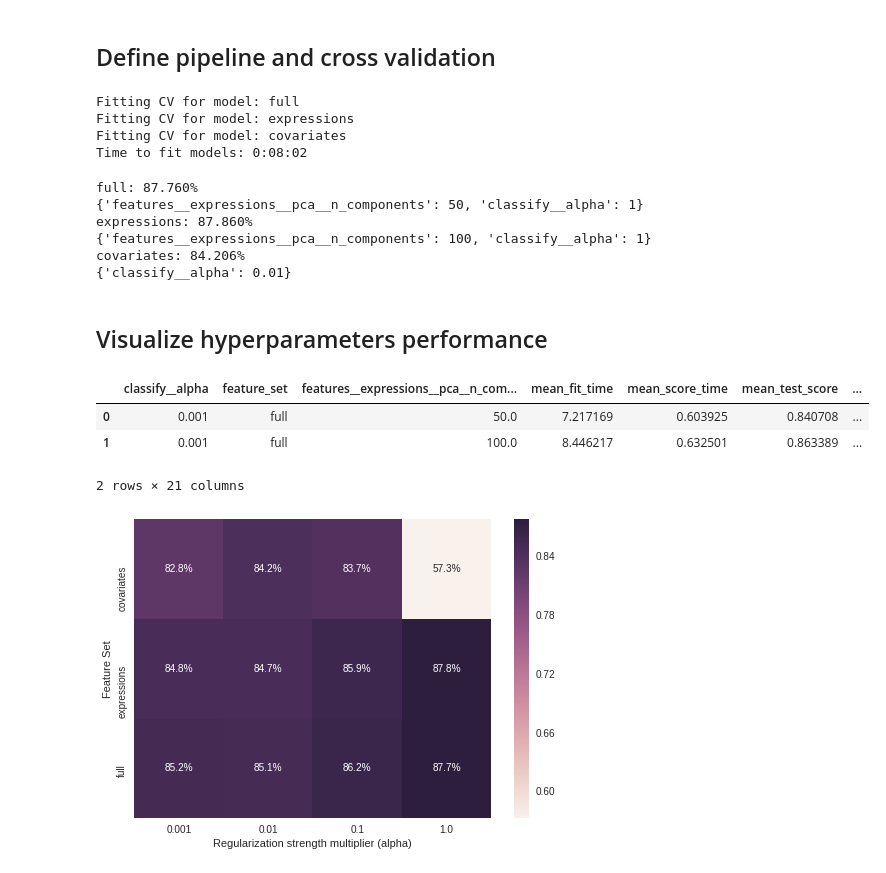
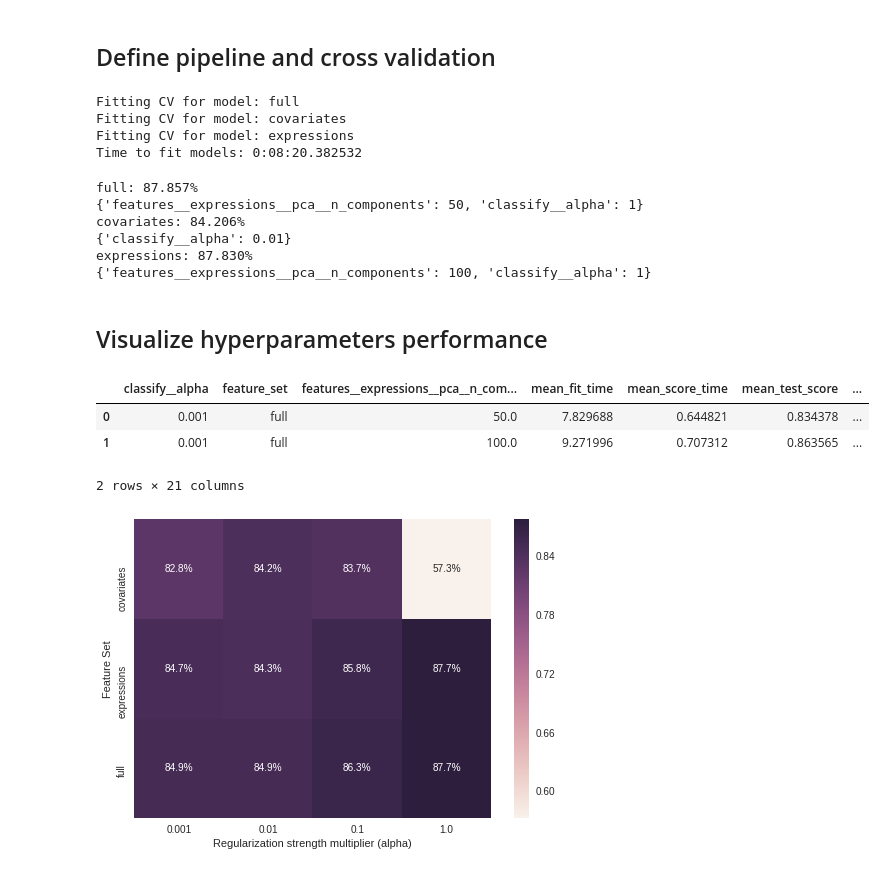
Before and after one commit to patrick-miller/machine-learning, a Jupyter notebook: 2.TCGA-MLexample-covariates.ipynb, the cells around one changed output. Cells and saved outputs as stored; diff of their text form; code cells hidden in the pictures.

```diff
--- a/2.TCGA-MLexample-covariates.ipynb
+++ b/2.TCGA-MLexample-covariates.ipynb
@@ -99,10 +98,10 @@ Covariates matrix shape: 7306, 33
 ## Feature selection
 # %%
 # Select the feature set for the different models within the pipeline
-N_COVARIATES = len(covariates.columns)
+n_covariates = len(covariates.columns)
 def select_feature_set_columns(X, feature_set):
-    if feature_set=='expressions': return X[:, N_COVARIATES:]
-    return  X[:, :N_COVARIATES]
+    if feature_set=='expressions': return X[:, n_covariates:]
+    return  X[:, :n_covariates]
 
 expression_features = Pipeline([
     ('select_features', FunctionTransformer(select_feature_set_columns,
@@ -181,18 +180,12 @@ for model, pipeline in cv_pipelines.items():
     pipeline.fit(X=X_train, y=y_train)
 
 et = time.perf_counter()
-
-def pretty_time(seconds):
-    m, s = divmod(seconds, 60)
-    h, m = divmod(m, 60)
-    return "%d:%02d:%02d" % (h, m, s)
-
-print('Time to fit models: {0}'.format(pretty_time(et - st)))
+print('Time to fit models: {0}'.format(str(datetime.timedelta(seconds=et-st))))
 # %% [output]
 Fitting CV for model: full
+Fitting CV for model: covariates
 Fitting CV for model: expressions
-Fitting CV for model: covariates
-Time to fit models: 0:08:02
+Time to fit models: 0:08:20.382532
 # %%
 # Best Parameters
 for model, pipeline in cv_pipelines.items():
@@ -200,32 +193,29 @@ for model, pipeline in cv_pipelines.items():
 
     print(pipeline.best_params_)
 # %% [output]
-full: 87.760%
+full: 87.857%
 {'features__expressions__pca__n_components': 50, 'classify__alpha': 1}
-expressions: 87.860%
-{'features__expressions__pca__n_components': 100, 'classify__alpha': 1}
 covariates: 84.206%
 {'classify__alpha': 0.01}
+expressions: 87.830%
+{'features__expressions__pca__n_components': 100, 'classify__alpha': 1}
 # %% [markdown]
 ## Visualize hyperparameters performance
 # %%
-def build_cv_results_df(pipeline, feature_set):
+cv_results_df = pd.DataFrame()
+for model, pipeline in cv_pipelines.items():
     df = pd.concat([
         pd.DataFrame(pipeline.cv_results_),
         pd.DataFrame.from_records(pipeline.cv_results_['params'])
     ], axis='columns')
-    df['feature_set'] = feature_set
-    return df
-
-cv_results_df = pd.concat([
-    build_cv_results_df(pipeline, model)
-    for model, pipeline in cv_pipelines.items()])
+    df['feature_set'] = model
+    cv_results_df = cv_results_df.append(df)
 
 cv_results_df.head(2)
 # %% [output]
 |  | classify__alpha | feature_set | features__expressions__pca__n_com... | mean_fit_time | mean_score_time | mean_test_score | ... |
-| 0 | 0.001 | full | 50.0 | 7.217169 | 0.603925 | 0.840708 | ... |
-| 1 | 0.001 | full | 100.0 | 8.446217 | 0.632501 | 0.863389 | ... |
+| 0 | 0.001 | full | 50.0 | 7.829688 | 0.644821 | 0.834378 | ... |
+| 1 | 0.001 | full | 100.0 | 9.271996 | 0.707312 | 0.863565 | ... |
 2 rows × 21 columns
 # %%
 # Cross-validated performance heatmap
```
Also changed, not shown: parts of 9 cells of this notebook, 1 other file.
